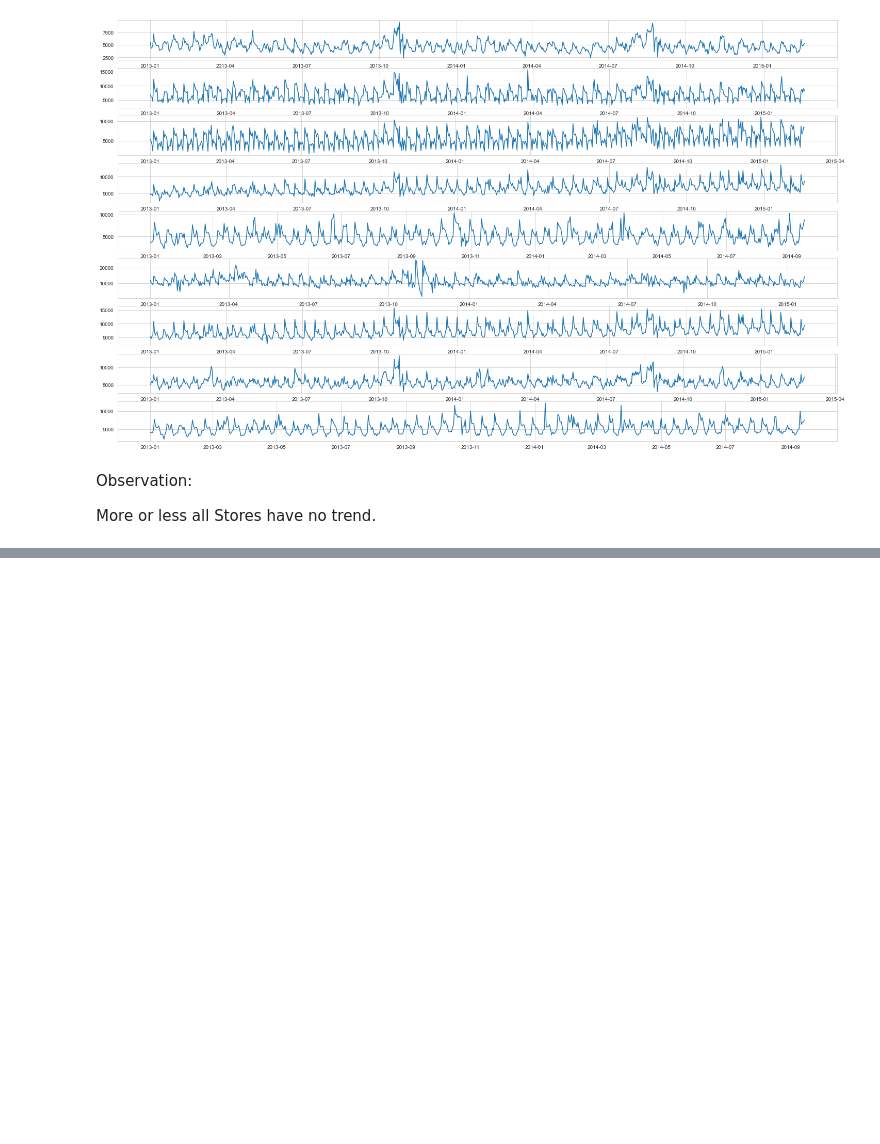
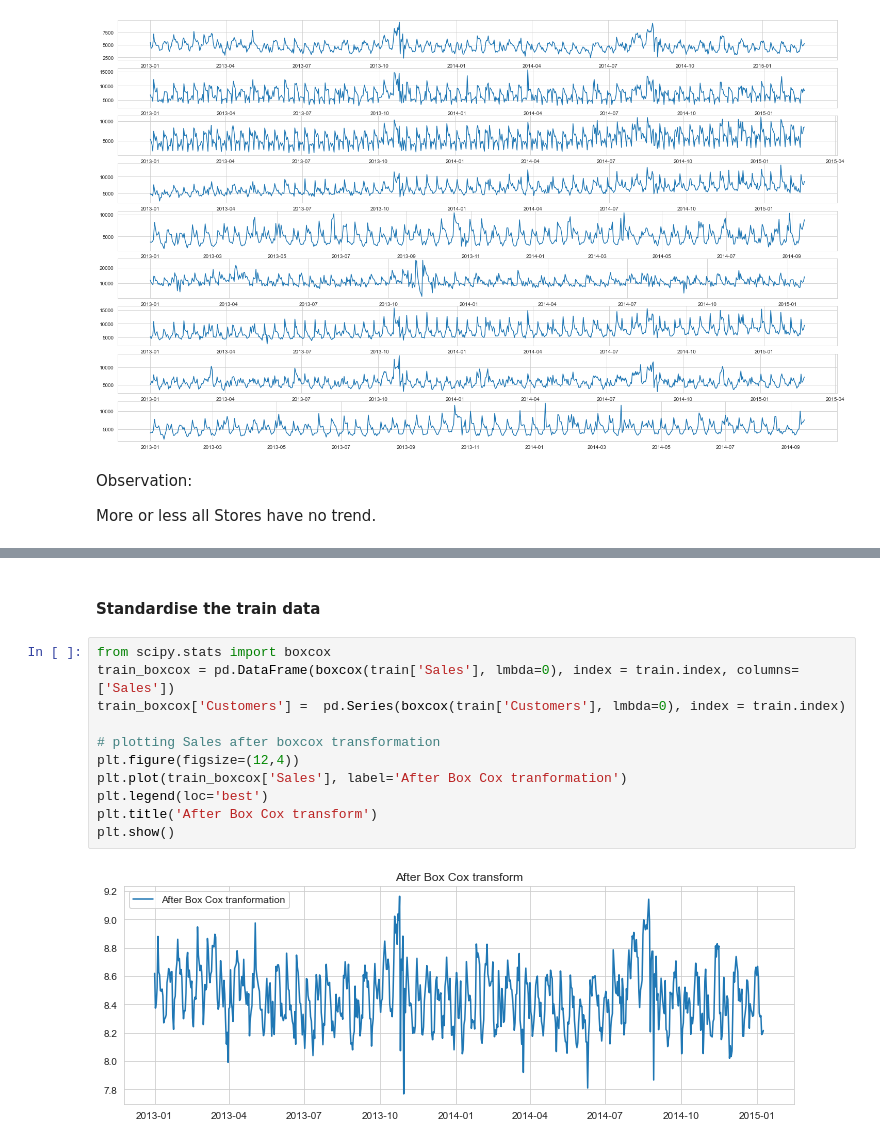
Before and after one commit to sharmijagan/SalesForecasting, a Jupyter notebook: Salesforecast.ipynb, the cells around one changed output, grey strips where cells are left out. Cells and saved outputs as stored; diff of their text form; blank space fills up the shorter version.

```diff
--- a/Salesforecast.ipynb
+++ b/Salesforecast.ipynb
@@ -409,0 +479,15 @@ More or less all Stores have no trend.
+# %% [markdown]
+#### Standardise the train data
+# %%
+from scipy.stats import boxcox
+train_boxcox = pd.DataFrame(boxcox(train['Sales'], lmbda=0), index = train.index, columns=['Sales'])
+train_boxcox['Customers'] =  pd.Series(boxcox(train['Customers'], lmbda=0), index = train.index)
+
+# plotting Sales after boxcox transformation
+plt.figure(figsize=(12,4))
+plt.plot(train_boxcox['Sales'], label='After Box Cox tranformation')
+plt.legend(loc='best')
+plt.title('After Box Cox transform')
+plt.show()
+# %% [output]
+[figure, added]
```
Also changed, not shown: parts of 28 cells of this notebook.
